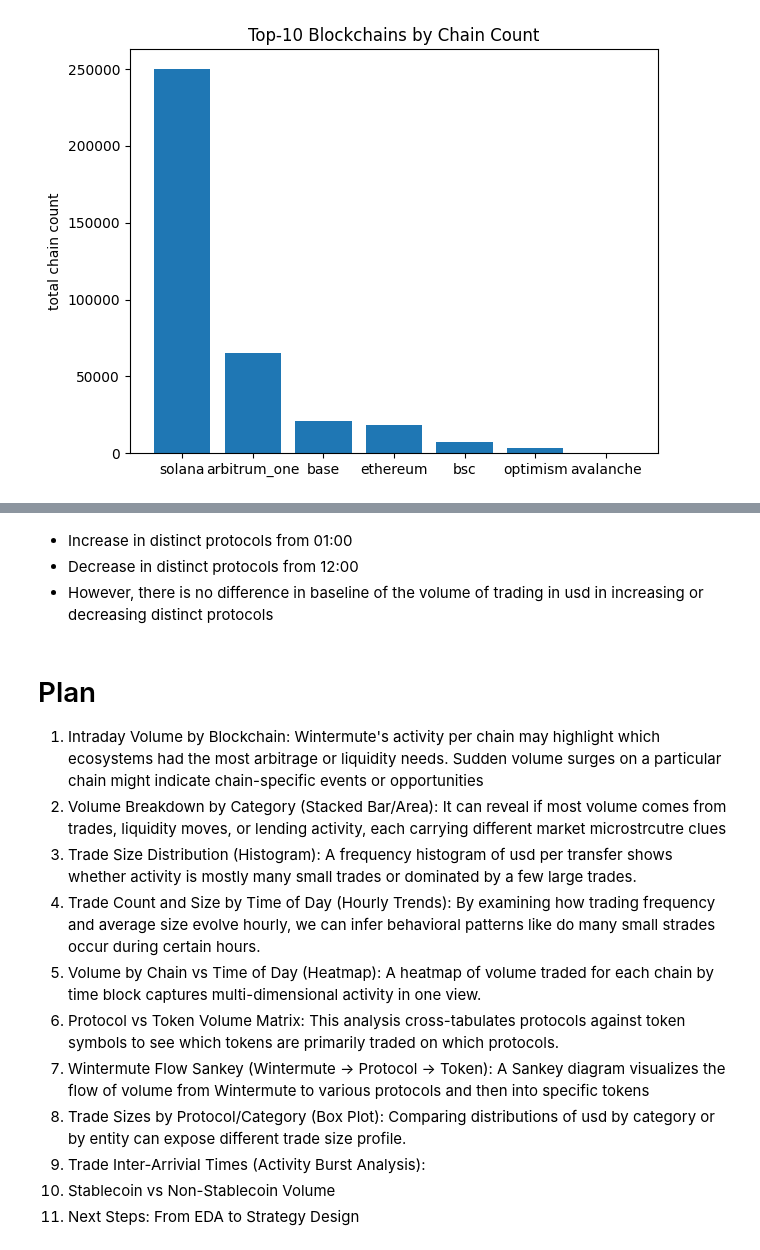
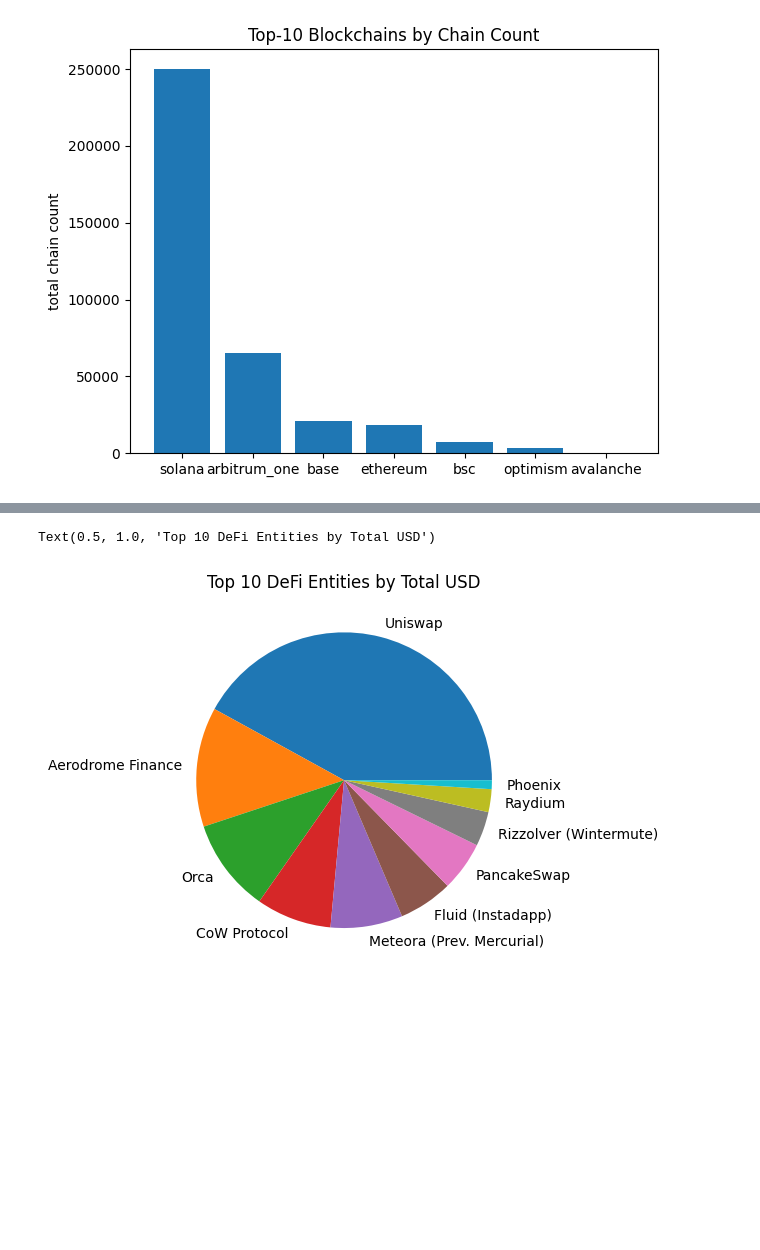
Before and after one commit to dleeim/wintermute_trading_activity, a Jupyter notebook: notebooks/defi_analysis.ipynb, the cells around one changed output, grey strips where cells are left out. Cells and saved outputs as stored; diff of their text form; code cells hidden in the pictures; blank space fills up the shorter version.

```diff
--- a/notebooks/defi_analysis.ipynb
+++ b/notebooks/defi_analysis.ipynb
@@ -138,24 +138,14 @@ plt.tight_layout()
 # %%
-df_defi_from = df_defi[df_defi['from_entity']!='Wintermute'][['from_address','from_entity']]
+df_defi_from = df_defi[df_defi['from_entity']!='Wintermute']
 df_defi_from = df_defi_from.rename(columns={"from_address": "address", "from_entity": "entity"})
 
-df_defi_to = df_defi[df_defi['to_entity']!='Wintermute'][['to_address','to_entity']]
+df_defi_to = df_defi[df_defi['to_entity']!='Wintermute']
 df_defi_to = df_defi_to.rename(columns={"to_address": "address", "to_entity": "entity"})
 
 df_defi_non_wintermute = (
     pd.concat([df_defi_from, df_defi_to], ignore_index=True)
-      .drop_duplicates(subset=["address"])      # keep the first entity you see
-      .reset_index(drop=True)
-      .sort_values('entity')
+    .drop(columns=['from_address','from_entity',
+                'to_address','to_entity'])
+    .reset_index(drop=True)
+    .sort_values('entity')
 )
-df_defi_non_wintermute.value_counts(subset=['entity'])
-top_protocol = (
-    df_defi_non_wintermute["entity"]
-    .value_counts()
-    .head(10)
-    .rename_axis("entity")
-    .reset_index(name="entity_count")
-)
-display(top_protocol)
-entity_list = top_protocol['entity'].values.tolist()
-plt.pie(top_protocol['entity_count'],labels=entity_list)
@@ -255,17 +152,12 @@ plt.savefig("../outputs/unique_proto_1m.png", dpi=150)
-# %% [markdown]
-- Increase in distinct protocols from 01:00
-- Decrease in distinct protocols from 12:00
-- However, there is no difference in baseline of the volume of trading in usd in increasing or decreasing distinct protocols
-# %% [markdown]
-# Plan
-1. Intraday Volume by Blockchain: Wintermute's activity per chain may highlight which ecosystems had the most arbitrage or liquidity needs. Sudden volume surges on a particular chain might indicate chain-specific events or opportunities
-2. Volume Breakdown by Category (Stacked Bar/Area): It can reveal if most volume comes from trades, liquidity moves, or lending activity, each carrying different market microstrcutre clues
-3. Trade Size Distribution (Histogram): A frequency histogram of usd per transfer shows whether activity is mostly many small trades or dominated by a few large trades.
-4. Trade Count and Size by Time of Day (Hourly Trends): By examining how trading frequency and average size evolve hourly, we can infer behavioral patterns like do many small strades occur during certain hours.
-5. Volume by Chain vs Time of Day (Heatmap): A heatmap of volume traded for each chain by time block captures multi-dimensional activity in one view.
-6. Protocol vs Token Volume Matrix: This analysis cross-tabulates protocols against token symbols to see which tokens are primarily traded on which protocols.
-7. Wintermute Flow Sankey (Wintermute -> Protocol -> Token): A Sankey diagram visualizes the flow of volume from Wintermute to various protocols and then into specific tokens
-8. Trade Sizes by Protocol/Category (Box Plot): Comparing distributions of usd by category or by entity can expose different trade size profile.
-9. Trade Inter-Arrivial Times (Activity Burst Analysis):
-10. Stablecoin vs Non-Stablecoin Volume
-11. Next Steps: From EDA to Strategy Design
+# %%
+top_entity = (
+    df_defi_non_wintermute
+    .groupby(by='entity',)
+    .agg(total_usd=('usd','sum'))
+    .sort_values(by='total_usd',ascending=False)
+)
+top_entity[:10].plot.pie(y='total_usd',legend=False,label="")
+plt.title('Top 10 DeFi Entities by Total USD')
+# %% [output]
+Text(0.5, 1.0, 'Top 10 DeFi Entities by Total USD')
+[figure, added]
```
Also changed, not shown: parts of 10 cells of this notebook, 3 other files.
